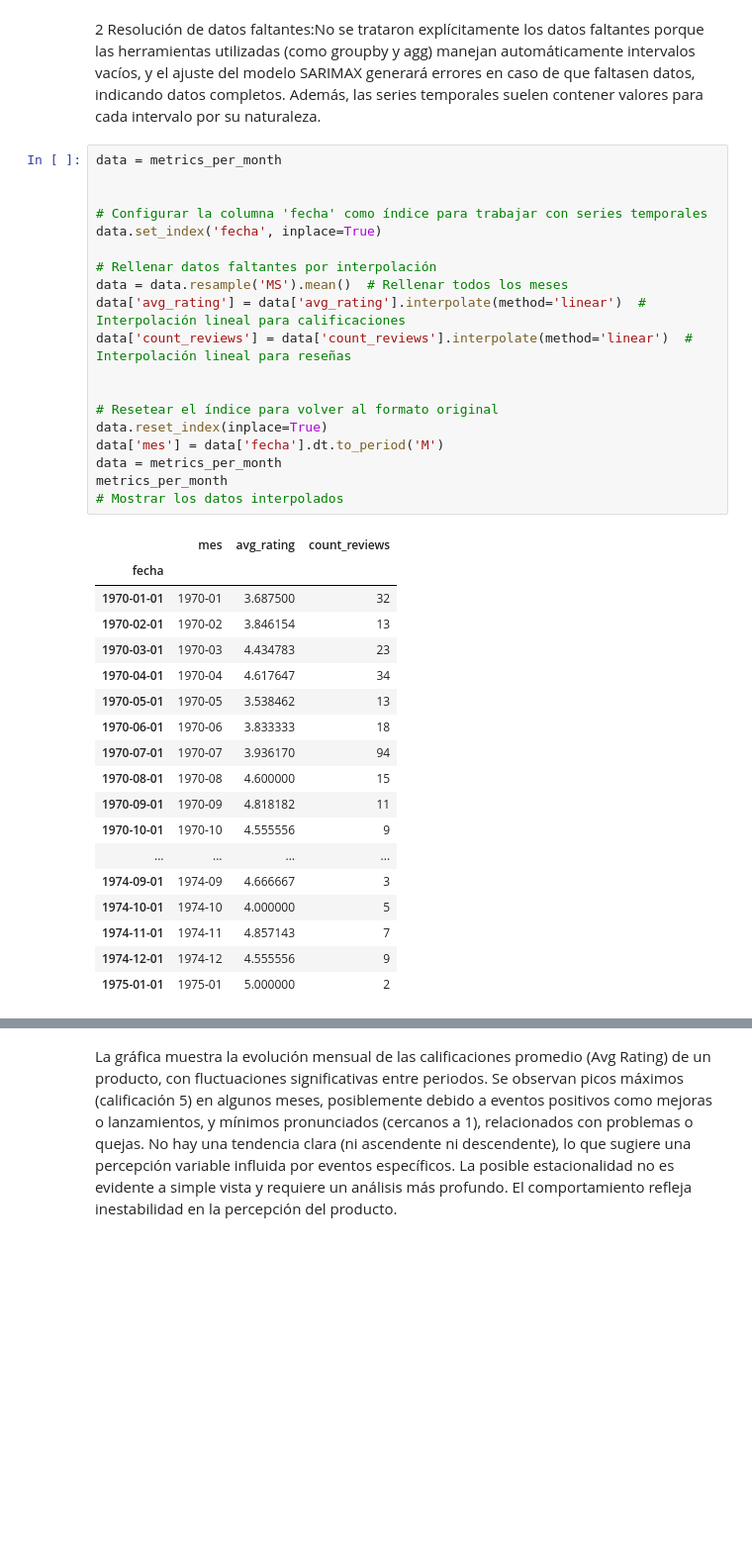
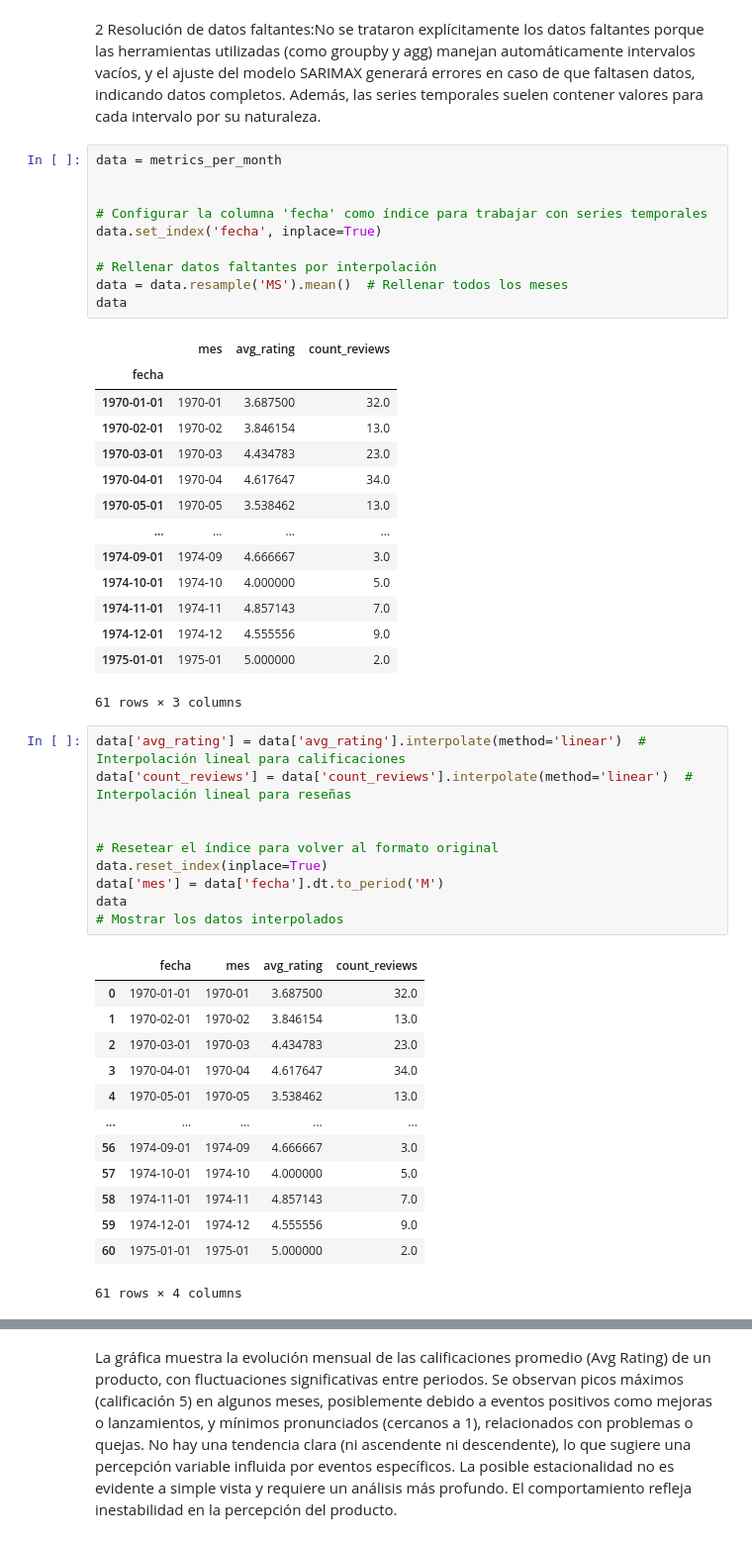
Before and after one commit to HugoFraile7/ProyectoDDCGrupoA, a Jupyter notebook: entrega_3/mineria_preparacion_series.ipynb, the cells around one changed output, grey strips where cells are left out. Shown at 99% size. Saved outputs shown, nothing was run; the diff lists cells and outputs as text; blank space fills up the shorter version.

```diff
--- a/entrega_3/mineria_preparacion_series.ipynb
+++ b/entrega_3/mineria_preparacion_series.ipynb
@@ -98,41 +98,52 @@ metrics_per_month
 | 57 | 1975-01 | 5.000000 | 2 | 1975-01-01 |
 # %% [markdown]
 2 Resolución de datos faltantes:No se trataron explícitamente los datos faltantes porque las herramientas utilizadas (como groupby y agg) manejan automáticamente intervalos vacíos, y el ajuste del modelo SARIMAX generará errores en caso de que faltasen datos, indicando datos completos. Además, las series temporales suelen contener valores para cada intervalo por su naturaleza.
+# %%
+data = metrics_per_month
+
+
+# Configurar la columna 'fecha' como índice para trabajar con series temporales
+data.set_index('fecha', inplace=True)
+
+# Rellenar datos faltantes por interpolación
+data = data.resample('MS').mean()  # Rellenar todos los meses
+data
+# %% [output]
+|  | mes | avg_rating | count_reviews |
+| fecha |  |  |  |
+| 1970-01-01 | 1970-01 | 3.687500 | 32.0 |
+| 1970-02-01 | 1970-02 | 3.846154 | 13.0 |
+| 1970-03-01 | 1970-03 | 4.434783 | 23.0 |
+| 1970-04-01 | 1970-04 | 4.617647 | 34.0 |
+| 1970-05-01 | 1970-05 | 3.538462 | 13.0 |
+| ... | ... | ... | ... |
+| 1974-09-01 | 1974-09 | 4.666667 | 3.0 |
+| 1974-10-01 | 1974-10 | 4.000000 | 5.0 |
+| 1974-11-01 | 1974-11 | 4.857143 | 7.0 |
+| 1974-12-01 | 1974-12 | 4.555556 | 9.0 |
+| 1975-01-01 | 1975-01 | 5.000000 | 2.0 |
+61 rows × 3 columns
 # %%
-data = metrics_per_month
-
-
-# Configurar la columna 'fecha' como índice para trabajar con series temporales
-data.set_index('fecha', inplace=True)
-
-# Rellenar datos faltantes por interpolación
-data = data.resample('MS').mean()  # Rellenar todos los meses
 data['avg_rating'] = data['avg_rating'].interpolate(method='linear')  # Interpolación lineal para calificaciones
 data['count_reviews'] = data['count_reviews'].interpolate(method='linear')  # Interpolación lineal para reseñas
 
 
 # Resetear el índice para volver al formato original
 data.reset_index(inplace=True)
 data['mes'] = data['fecha'].dt.to_period('M')
-data = metrics_per_month
-metrics_per_month
+data
 # Mostrar los datos interpolados
 # %% [output]
-|  | mes | avg_rating | count_reviews |
-| fecha |  |  |  |
-| 1970-01-01 | 1970-01 | 3.687500 | 32 |
-| 1970-02-01 | 1970-02 | 3.846154 | 13 |
-| 1970-03-01 | 1970-03 | 4.434783 | 23 |
-| 1970-04-01 | 1970-04 | 4.617647 | 34 |
-| 1970-05-01 | 1970-05 | 3.538462 | 13 |
-| 1970-06-01 | 1970-06 | 3.833333 | 18 |
-| 1970-07-01 | 1970-07 | 3.936170 | 94 |
-| 1970-08-01 | 1970-08 | 4.600000 | 15 |
-| 1970-09-01 | 1970-09 | 4.818182 | 11 |
-| 1970-10-01 | 1970-10 | 4.555556 | 9 |
-| ... | ... | ... | ... |
-| 1974-09-01 | 1974-09 | 4.666667 | 3 |
-| 1974-10-01 | 1974-10 | 4.000000 | 5 |
-| 1974-11-01 | 1974-11 | 4.857143 | 7 |
-| 1974-12-01 | 1974-12 | 4.555556 | 9 |
-| 1975-01-01 | 1975-01 | 5.000000 | 2 |
+|  | fecha | mes | avg_rating | count_reviews |
+| 0 | 1970-01-01 | 1970-01 | 3.687500 | 32.0 |
+| 1 | 1970-02-01 | 1970-02 | 3.846154 | 13.0 |
+| 2 | 1970-03-01 | 1970-03 | 4.434783 | 23.0 |
+| 3 | 1970-04-01 | 1970-04 | 4.617647 | 34.0 |
+| 4 | 1970-05-01 | 1970-05 | 3.538462 | 13.0 |
+| ... | ... | ... | ... | ... |
+| 56 | 1974-09-01 | 1974-09 | 4.666667 | 3.0 |
+| 57 | 1974-10-01 | 1974-10 | 4.000000 | 5.0 |
+| 58 | 1974-11-01 | 1974-11 | 4.857143 | 7.0 |
+| 59 | 1974-12-01 | 1974-12 | 4.555556 | 9.0 |
+| 60 | 1975-01-01 | 1975-01 | 5.000000 | 2.0 |
+61 rows × 4 columns
```
Also changed, not shown: parts of 9 cells of this notebook.
